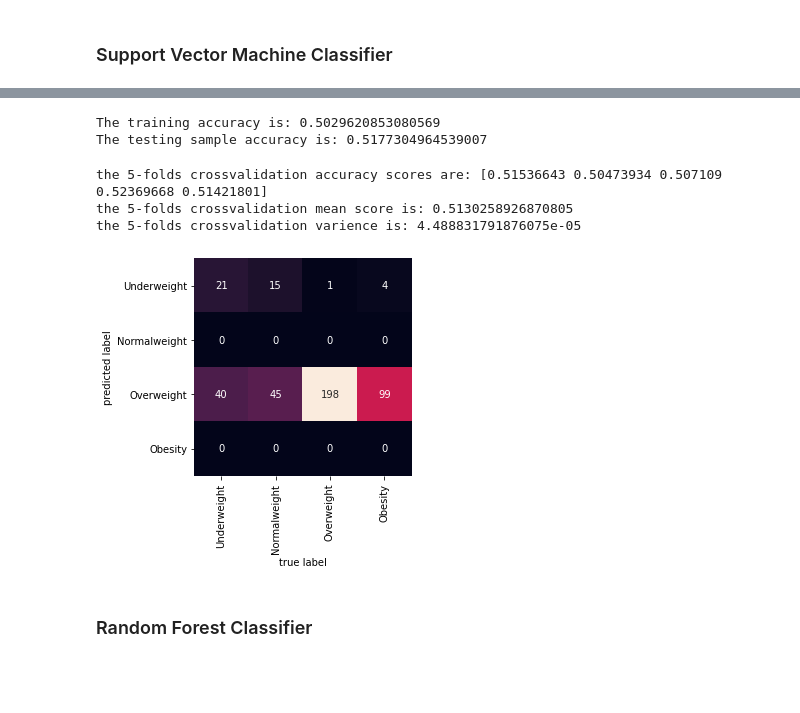
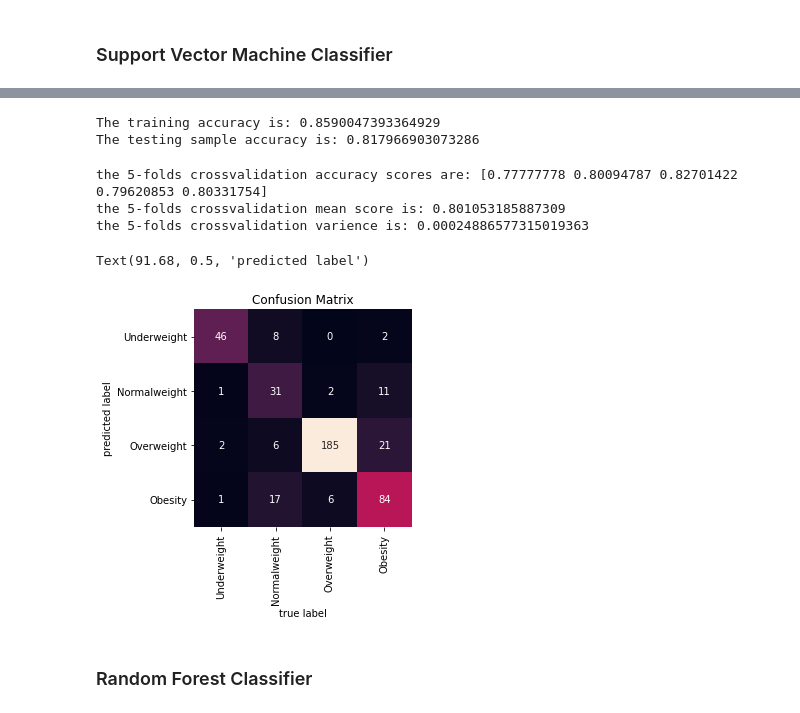
Before and after one commit to icesupakorn/Learning-from-data, a Jupyter notebook: Obesity_risk_factors_classification.ipynb, the cells around one changed output, grey strips where cells are left out. Drawn from its saved outputs; the diff is of its cells as text; code cells hidden in the pictures; blank space fills up the shorter version.

```diff
--- a/Obesity_risk_factors_classification.ipynb
+++ b/Obesity_risk_factors_classification.ipynb
@@ -169,3 +169,24 @@ Name: NObeyesdad, dtype: object
 X_train, X_test, y_train, y_test = train_test_split(variables, classes, test_size=0.2, random_state=0)
 # %% [markdown]
 ### Naive Bayes classifier
+# %%
+# mapping out the effect of parameters to accuracy
+training_accuracy = []
+testing_accuracy = []
+alphas = [0.01, 1, 2, 3, 4, 5, 6, 7, 8, 9, 10]
+for i in alphas:
+    classifier = naive_bayes.MultinomialNB(alpha=i)
+    classifier.fit(X_train, y_train)
+    training_accuracy.append(accuracy_score(y_train,
+                                            classifier.predict(X_train)))
+    testing_accuracy.append(accuracy_score(y_test,
+                                           classifier.predict(X_test)))
+plt.figure()
+plt.plot(alphas, training_accuracy, label='training accuracy')
+plt.plot(alphas, testing_accuracy,
+             label='testing accuracy')
+plt.title('Testing Accuracy by Parameter')
+plt.xlabel('alpha')
+plt.ylabel('accuracy')
+plt.legend()
+plt.grid()
@@ -172,6 +195,6 @@ X_train, X_test, y_train, y_test = train_test_split(variables, classes, test_siz
 # %%
 #creating a classifier
-nb_classifier = naive_bayes.MultinomialNB()
+nb_classifier = naive_bayes.MultinomialNB(alpha=1)
 # %%
 #training the model
 nb_classifier.fit(X_train, y_train)
@@ -218,2 +243,15 @@ plt.ylabel('predicted label');
 # %% [markdown]
 ### Support Vector Machine Classifier
+# %%
+# mapping out the effect of parameters to accuracy
+gammas = [0.01, 0.1]
+kernels = ['linear', 'rbf', 'poly']
+acc_df = pd.DataFrame(columns=gammas, index=kernels)
+for i in kernels:
+    for j in gammas:
+        classifier = svm.SVC(kernel=i, gamma=j, random_state=45)
+        classifier.fit(X_train, y_train)
+        score = accuracy_score(y_test, classifier.predict(X_test))
+        acc_df.loc[i, j] = score
+
+acc_df = acc_df.astype('float')
@@ -220,6 +266,6 @@ plt.ylabel('predicted label');
 # %%
 #creating a classifier
-svm_classifier = svm.SVC()
+svm_classifier = svm.SVC(kernel='rbf', gamma=0.1, random_state=45)
 # %%
 #training the model
 svm_classifier.fit(X_train, y_train)
@@ -239,8 +285,8 @@ svm_test_acc = accuracy_score(y_test, svm_y_test)
 print('The training accuracy is:', svm_train_acc)
 print('The testing sample accuracy is:', svm_test_acc)
 # %% [output]
-The training accuracy is: 0.5029620853080569
-The testing sample accuracy is: 0.5177304964539007
+The training accuracy is: 0.8590047393364929
+The testing sample accuracy is: 0.817966903073286
 # %%
 # 5-folds crossvalidation
 svm_5_folds = cross_val_score(svm_classifier, variables, classes, cv=5)
@@ -250,19 +296,21 @@ print('the 5-folds crossvalidation accuracy scores are:', svm_5_folds)
 print('the 5-folds crossvalidation mean score is:', svm_5_folds_mean)
 print('the 5-folds crossvalidation varience is:', svm_5_folds_var)
 # %% [output]
-the 5-folds crossvalidation accuracy scores are: [0.51536643 0.50473934 0.507109   0.52369668 0.51421801]
-the 5-folds crossvalidation mean score is: 0.5130258926870805
-the 5-folds crossvalidation varience is: 4.488831791876075e-05
+the 5-folds crossvalidation accuracy scores are: [0.77777778 0.80094787 0.82701422 0.79620853 0.80331754]
+the 5-folds crossvalidation mean score is: 0.801053185887309
+the 5-folds crossvalidation varience is: 0.00024886577315019363
 # %%
 # creating a confusion matrix
 svm_matrix = confusion_matrix(y_test,svm_y_test)
 labels = ['Underweight', 'Normalweight', 'Overweight', 'Obesity']
 sns.heatmap(svm_matrix.T, square=True, annot=True, fmt='d', cbar=False,
             xticklabels=labels, yticklabels=labels)
+plt.title('Confusion Matrix')
 plt.xlabel('true label')
-plt.ylabel('predicted label');
+plt.ylabel('predicted label')
 # %% [output]
+Text(91.68, 0.5, 'predicted label')
-[figure, old version]
+[figure, new version]
 # %% [markdown]
 ### Random Forest Classifier
 # %%
```
Also changed, not shown: parts of 24 cells of this notebook.
